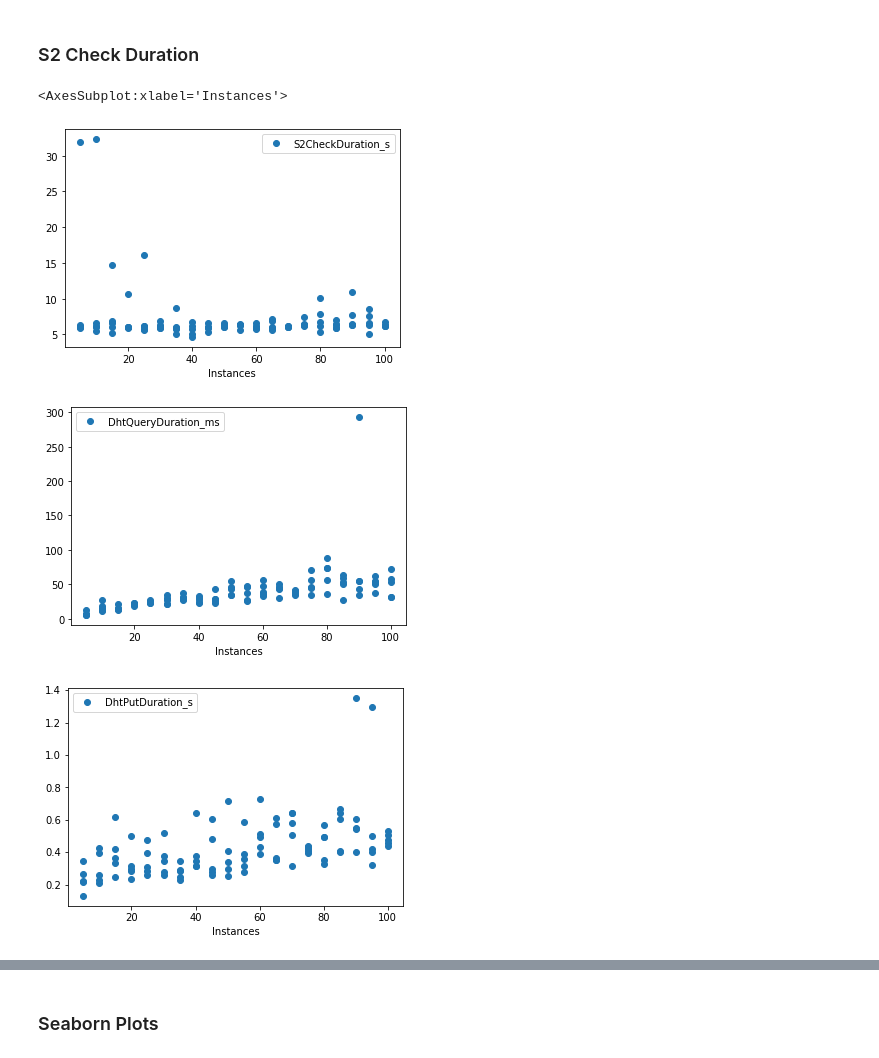
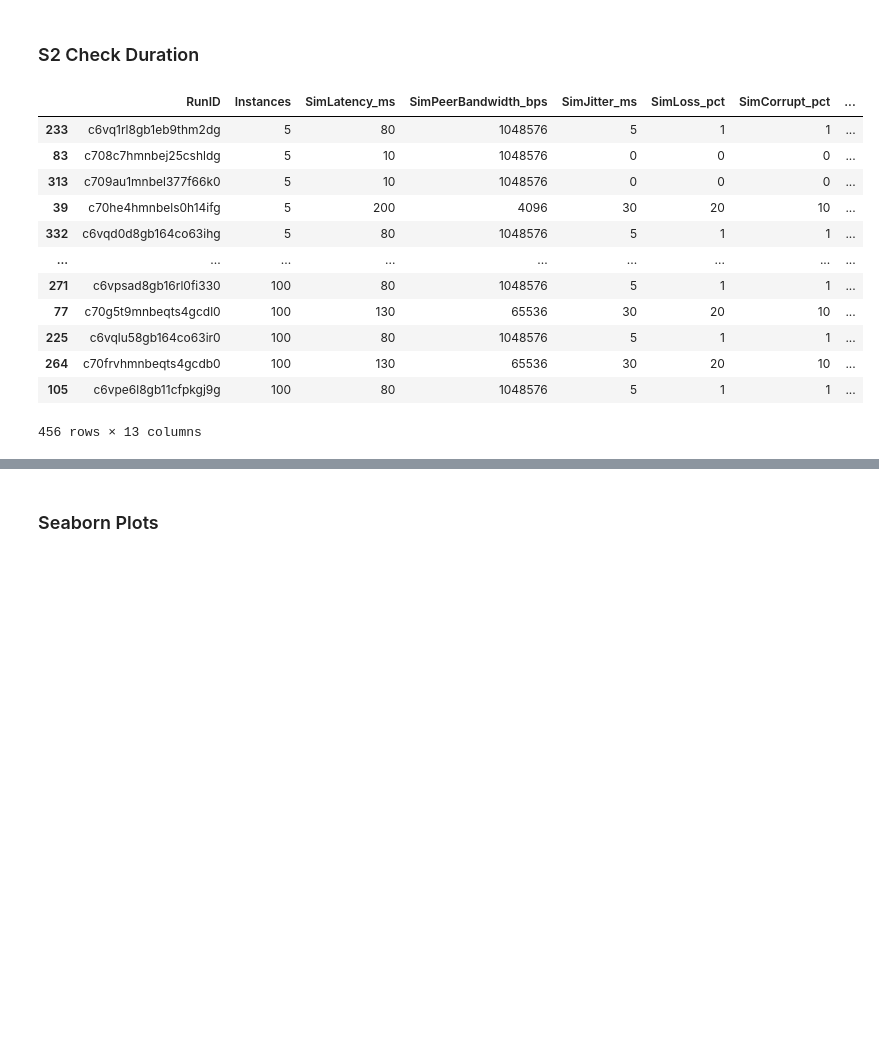
Before and after one commit to gipplab/bc_p2p, a Jupyter notebook: src/go/bc_dht/data/notebook/docker.ipynb, the cells around one changed output, grey strips where cells are left out. Cells and saved outputs as stored; diff of their text form; code cells hidden in the pictures; blank space fills up the shorter version.

```diff
--- a/src/go/bc_dht/data/notebook/docker.ipynb
+++ b/src/go/bc_dht/data/notebook/docker.ipynb
@@ -163,18 +142,31 @@ my_data_frame
 # %%
 import matplotlib.pyplot as plt
 import numpy as np
 
 my_data_frame.Instances=pd.to_numeric(my_data_frame.Instances)
 my_data_frame.S2CheckDuration_s=pd.to_numeric(my_data_frame.S2CheckDuration_s)
 my_data_frame.DhtUploadDuration_s=pd.to_numeric(my_data_frame.DhtUploadDuration_s)
 my_data_frame.DhtQueryDuration_ms=pd.to_numeric(my_data_frame.DhtQueryDuration_ms)
 my_data_frame['DhtPutDuration_s'] = my_data_frame['DhtUploadDuration_s'] - my_data_frame['S2CheckDuration_s']
-my_data_frame.plot(x='Instances', y='S2CheckDuration_s', style='o')
-# my_data_frame.plot(x='Instances', y='DhtUploadDuration_s', style='o')
-my_data_frame.plot(x='Instances', y='DhtQueryDuration_ms', style='o')
-my_data_frame.plot(x='Instances', y='DhtPutDuration_s', style='o')
+
+my_data_frame.SimLatency_ms=pd.to_numeric(my_data_frame.SimLatency_ms)
+my_data_frame.SimJitter_ms=pd.to_numeric(my_data_frame.SimJitter_ms)
+my_data_frame.SimPeerBandwidth_bps=pd.to_numeric(my_data_frame.SimPeerBandwidth_bps)
+my_data_frame.SimLoss_pct=pd.to_numeric(my_data_frame.SimLoss_pct)
+my_data_frame.SimCorrupt_pct=pd.to_numeric(my_data_frame.SimCorrupt_pct)
+
+my_data_frame.sort_values(by=['Instances'])
 # %% [output]
+|  | RunID | Instances | SimLatency_ms | SimPeerBandwidth_bps | SimJitter_ms | SimLoss_pct | SimCorrupt_pct | ... |
+| 233 | c6vq1rl8gb1eb9thm2dg | 5 | 80 | 1048576 | 5 | 1 | 1 | ... |
+| 83 | c708c7hmnbej25cshldg | 5 | 10 | 1048576 | 0 | 0 | 0 | ... |
+| 313 | c709au1mnbel377f66k0 | 5 | 10 | 1048576 | 0 | 0 | 0 | ... |
+| 39 | c70he4hmnbels0h14ifg | 5 | 200 | 4096 | 30 | 20 | 10 | ... |
+| 332 | c6vqd0d8gb164co63ihg | 5 | 80 | 1048576 | 5 | 1 | 1 | ... |
+| ... | ... | ... | ... | ... | ... | ... | ... | ... |
+| 271 | c6vpsad8gb16rl0fi330 | 100 | 80 | 1048576 | 5 | 1 | 1 | ... |
+| 77 | c70g5t9mnbeqts4gcdl0 | 100 | 130 | 65536 | 30 | 20 | 10 | ... |
+| 225 | c6vqlu58gb164co63ir0 | 100 | 80 | 1048576 | 5 | 1 | 1 | ... |
+| 264 | c70frvhmnbeqts4gcdb0 | 100 | 130 | 65536 | 30 | 20 | 10 | ... |
+| 105 | c6vpe6l8gb11cfpkgj9g | 100 | 80 | 1048576 | 5 | 1 | 1 | ... |
-<AxesSubplot:xlabel='Instances'>
+456 rows × 13 columns
-[figure, removed]
-[figure, removed]
-[figure, removed]
```
Also changed, not shown: parts of 9 cells of this notebook, 1 other file.
